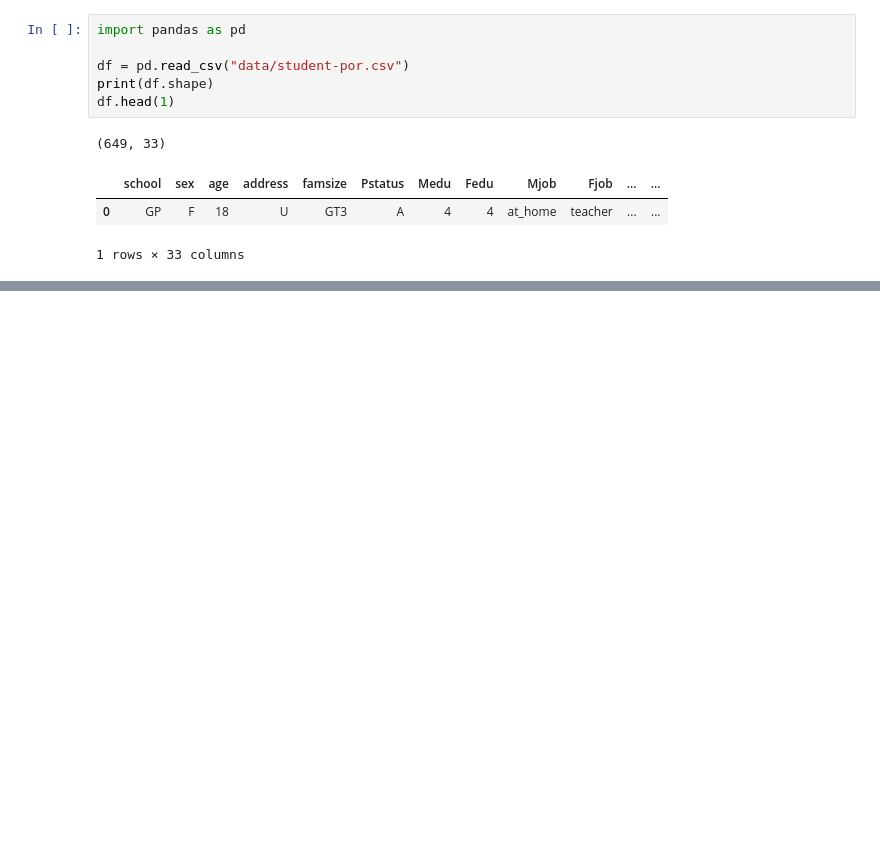
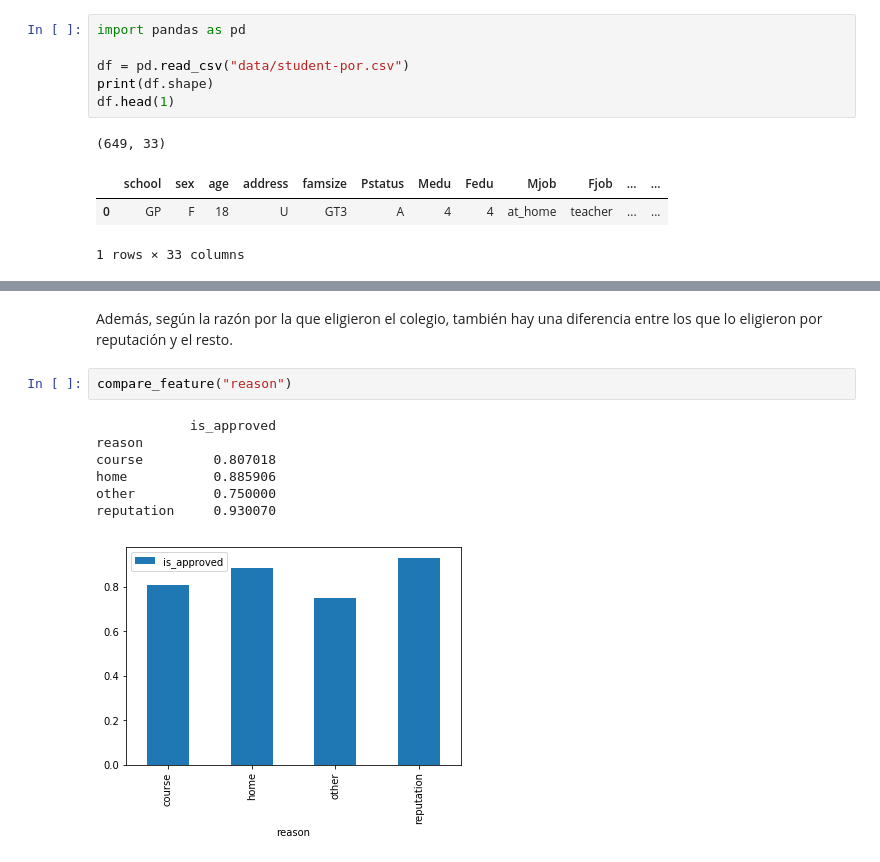
Before and after one commit to ikeinyyo/student-alcohol-consumption, a Jupyter notebook: Exploratory Analysis.ipynb, the cells around one changed output, grey strips where cells are left out. Saved outputs shown, nothing was run; the diff lists cells and outputs as text; blank space fills up the shorter version.

```diff
--- a/Exploratory Analysis.ipynb
+++ b/Exploratory Analysis.ipynb
@@ -80,0 +111,12 @@ compare_feature("sex")
+# %% [markdown]
+Además, según la razón por la que eligieron el colegio, también hay una diferencia entre los que lo eligieron por reputación y el resto.
+# %%
+compare_feature("reason")
+# %% [output]
+            is_approved
+reason
+course         0.807018
+home           0.885906
+other          0.750000
+reputation     0.930070
+[figure, added]
```
Also changed, not shown: parts of 19 cells of this notebook, 1 other file.
